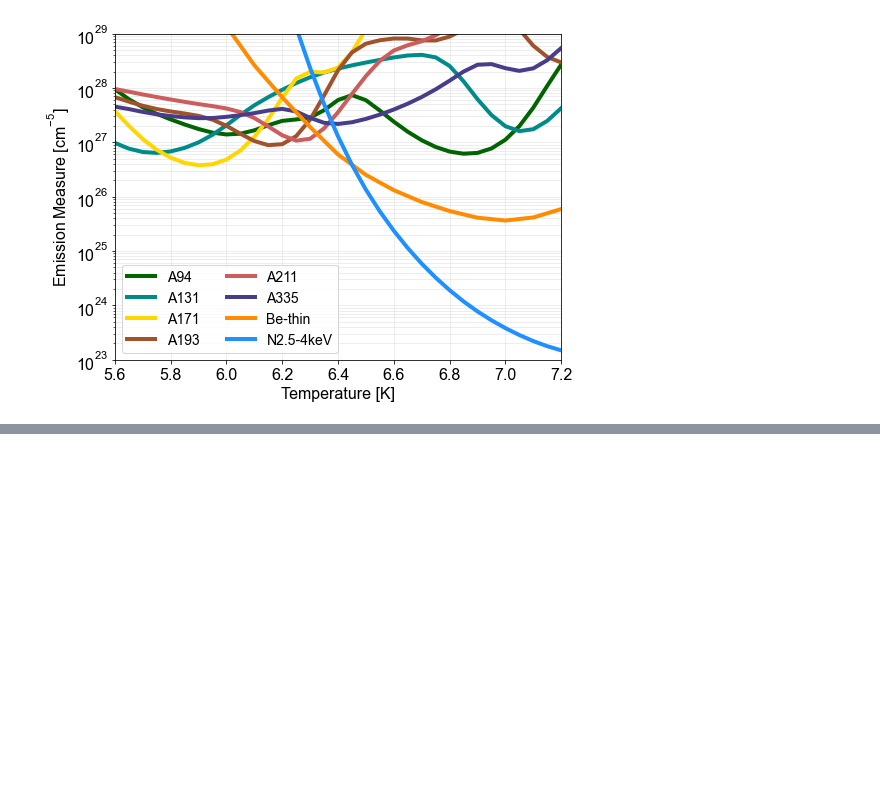
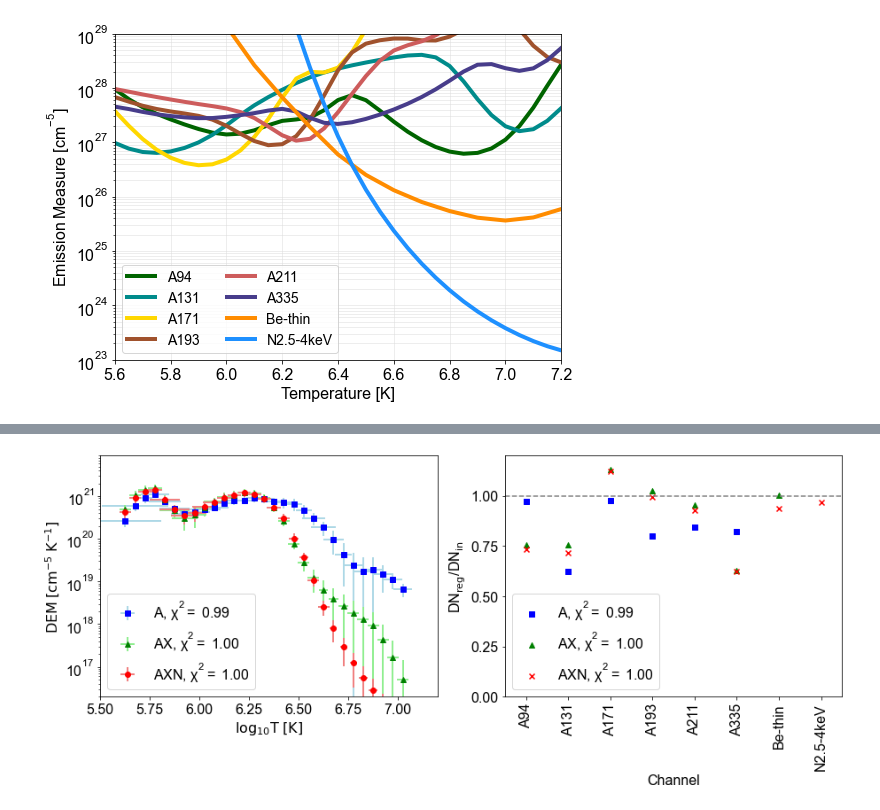
Before and after one commit to ianan/axn_example, a Jupyter notebook: axn_sep2020_new.ipynb, the cells around one changed output, grey strips where cells are left out. Drawn from its saved outputs; the diff is of its cells as text; code cells hidden in the pictures; blank space fills up the shorter version.

```diff
--- a/axn_sep2020_new.ipynb
+++ b/axn_sep2020_new.ipynb
@@ -628,3 +548,53 @@ dn_reg/dn_in [6.6 AX]:  [0.72020987 0.66410605 1.09066731 0.94603707 0.90113651
+# %%
+#####################################
+# Do up to 7.0 as stable and that should cover everything possible
+mint=5.6
+maxt=7.0
+dlogt=0.05
+temps70=10**np.arange(mint,maxt+dlogt,dlogt)
+mlogt70=([np.mean([(np.log10(temps70[i])),np.log10((temps70[i+1]))]) \
+        for i in np.arange(0,len(temps70)-1)])
+
+dem70axn,edem70axn,elogt70axn,chisq70axn,dn_reg70axn\
+    =dn2dem_pos(fin_dn,fin_edn,fin_tresp,tresp_logt,temps70,gloci=1,emd_int=True)
+dem70ax,edem70ax,elogt70ax,chisq70ax,dn_reg70ax\
+    =dn2dem_pos(fin_dn[0:7],fin_edn[0:7],fin_tresp[:,0:7],tresp_logt,temps70,gloci=1,emd_int=True)
+dem70a,edem70a,elogt70a,chisq70a,dn_reg70a\
+    =dn2dem_pos(fin_dn[0:6],fin_edn[0:6],fin_tresp[:,0:6],tresp_logt,temps70,gloci=1,emd_int=True)
+
+#####################################
+
+fig = plt.figure(figsize=(15, 5))
+ax1 = fig.add_subplot(1, 2,1)
+plt.errorbar(mlogt70,dem70a,xerr=elogt70a,yerr=edem70a,fmt='sb',\
+             ecolor='lightblue', elinewidth=2, capsize=0,label='A, $\chi^2 =$ {:0.2f}'.format(chisq70a))
+plt.errorbar(mlogt70,dem70ax,xerr=elogt70ax,yerr=edem70ax,fmt='^g',\
+             ecolor='lightgreen', elinewidth=2, capsize=0,label='AX, $\chi^2 =$ {:0.2f}'.format(chisq70ax))
+plt.errorbar(mlogt70,dem70axn,xerr=elogt70axn,yerr=edem70axn,fmt='or',\
+             ecolor='lightcoral', elinewidth=2, capsize=0,label='AXN, $\chi^2 =$ {:0.2f}'.format(chisq70axn))
+plt.xlabel('$\mathrm{\log_{10}T\;[K]}$')
+plt.ylabel('$\mathrm{DEM\;[cm^{-5}\;K^{-1}]}$')
+plt.ylim([2e16,9e21])
+plt.xlim([5.5,7.2])
+plt.rcParams.update({'font.size': 16})
+plt.yscale('log')
+plt.legend(loc=3)
+
+ax2 = fig.add_subplot(1, 2,2)
+plt.scatter(np.arange(6),dn_reg70a/fin_dn[0:6],marker='s',color='blue',label='A, $\chi^2 =$ {:0.2f}'.format(chisq70a))
+plt.scatter(np.arange(7),dn_reg70ax/fin_dn[0:7],marker='^',color='green',label='AX, $\chi^2 =$ {:0.2f}'.format(chisq70ax))
+plt.scatter(np.arange(8),dn_reg70axn/fin_dn,marker='x',color='red',label='AXN, $\chi^2 =$ {:0.2f}'.format(chisq70axn))
+plt.plot([-1,12],[1,1],'--',color='grey')
+plt.ylim([0,1.2])
+plt.xlim([-0.5,7.5])
+plt.xticks(np.arange(8),chans,rotation=90)
+plt.xlabel('Channel')
+plt.ylabel('DN$_\mathrm{reg}$/DN$_\mathrm{in}$')
+plt.locator_params(axis='y', nbins=5)
+plt.legend()
+plt.show()
+# %% [output]
+[figure, added]
 # %%
 # Test the NuSTAR rate the AX DEM gives back
 # nstint here is the NS temperature responses in same T binning as DEM,
```
Also changed, not shown: parts of 16 cells of this notebook, 5 other files.
